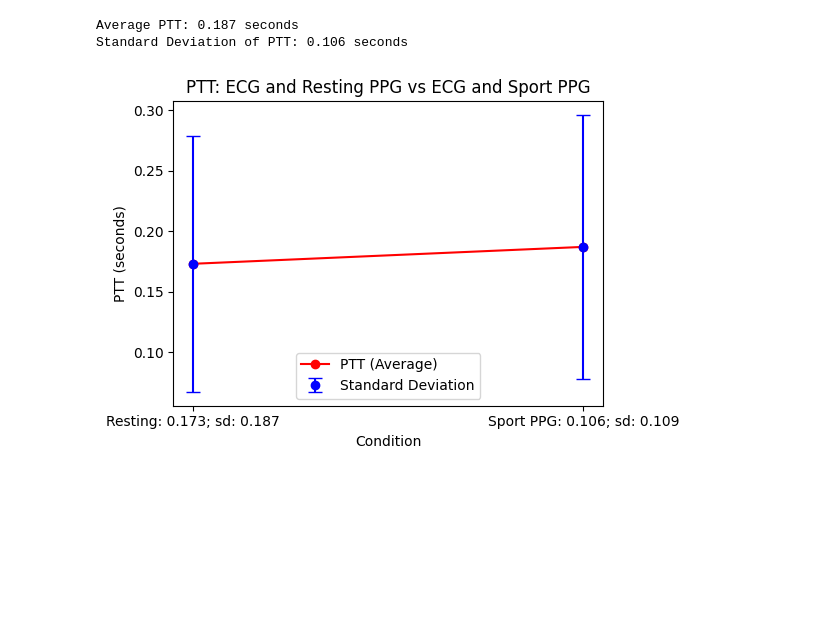
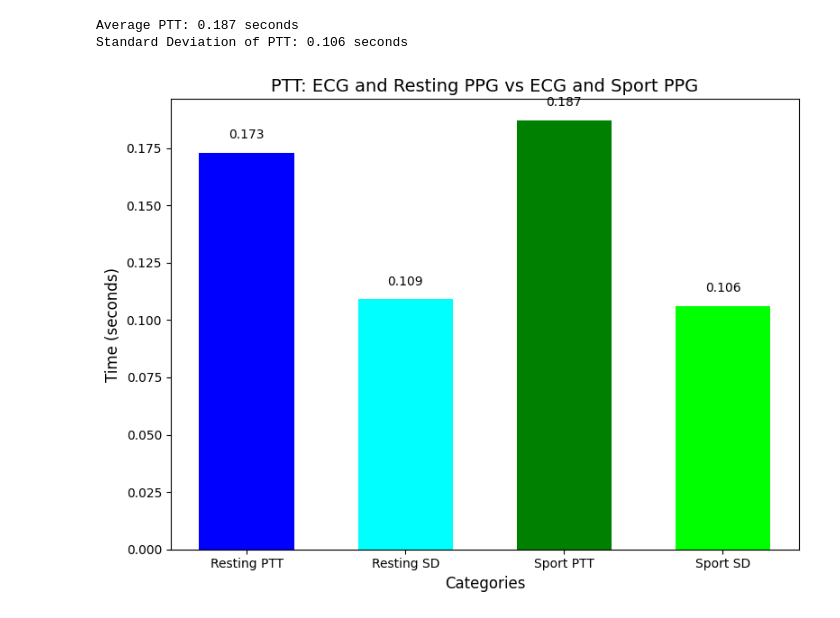
Before and after one commit to chykoushik/calculating-ppg-and-respiratory-, a Jupyter notebook: PTT_(PPG_vs_ECG).ipynb, the cells around one changed output. Cells and saved outputs as stored; diff of their text form; code cells hidden in the pictures; blank space fills up the shorter version.

Commit message:
Pulse Transit Time (PTT)

```diff
--- a/PTT_(PPG_vs_ECG).ipynb
+++ b/PTT_(PPG_vs_ECG).ipynb
@@ -90,22 +90,28 @@ Standard Deviation of PTT: 0.106 seconds
 # %%
 import matplotlib.pyplot as plt
 
 
-categories = ['Resting: 0.173; sd: 0.187', 'Sport PPG: 0.106; sd: 0.109']
-means = [0.173, 0.187]
-std_devs = [0.106, 0.109]
-
-plt.figure(figsize=(6, 4))
-plt.plot(categories, means, marker='o', linestyle='-', color='red', label='PTT (Average)')
-plt.errorbar(categories, means, yerr=std_devs, fmt='o', color='blue', capsize=5, label='Standard Deviation')
-
-plt.title('PTT: ECG and Resting PPG vs ECG and Sport PPG')
-plt.ylabel('PTT (seconds)')
-plt.xlabel('Condition')
+categories = ['Resting PTT', 'Resting SD', 'Sport PTT', 'Sport SD']
+values = [0.173, 0.109, 0.187, 0.106]
 
 
-plt.legend()
+plt.figure(figsize=(8, 6))
+bars = plt.bar(categories, values, color=['blue', 'cyan', 'green', 'lime'], width=0.6)
+
+
+plt.title('PTT: ECG and Resting PPG vs ECG and Sport PPG', fontsize=14)
+plt.ylabel('Time (seconds)', fontsize=12)
+plt.xlabel('Categories', fontsize=12)
+plt.xticks(fontsize=10)
+plt.yticks(fontsize=10)
+
+
+for bar in bars:
+    yval = bar.get_height()
+    plt.text(bar.get_x() + bar.get_width()/2, yval + 0.005, round(yval, 3), ha='center', va='bottom', fontsize=10)
+
+# Display the bar chart
 plt.tight_layout()
 plt.show()
 # %% [output]
-[figure, old version]
+[figure, new version]
```
